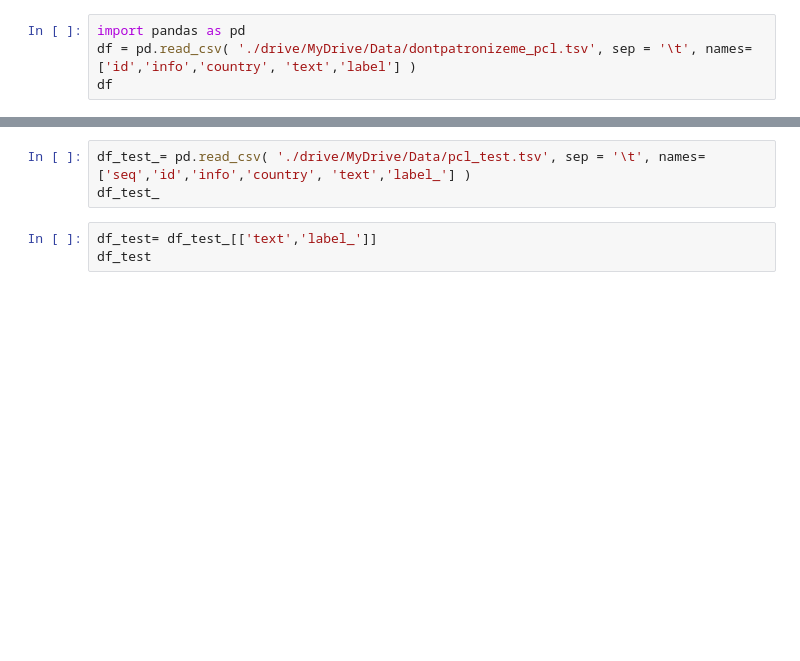
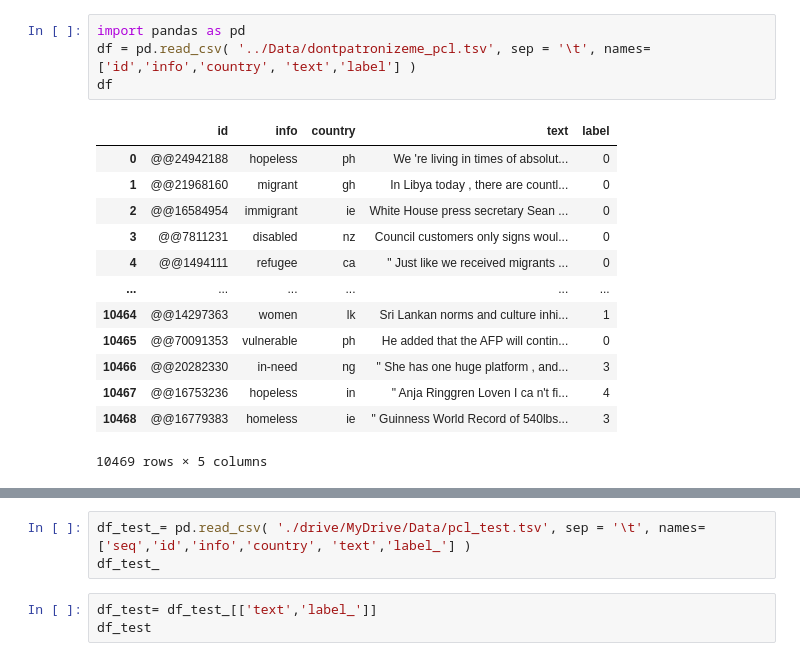
Before and after one commit to Abhi-020/PCL, a Jupyter notebook: NOTEBOOK/_BertXlm.ipynb, the cells around one changed output, grey strips where cells are left out. Saved outputs shown, nothing was run; the diff lists cells and outputs as text; blank space fills up the shorter version.

```diff
--- a/NOTEBOOK/_BertXlm.ipynb
+++ b/NOTEBOOK/_BertXlm.ipynb
@@ -1,6 +1,20 @@
 # %%
 import pandas as pd
-df = pd.read_csv( './drive/MyDrive/Data/dontpatronizeme_pcl.tsv', sep = '\t', names=['id','info','country', 'text','label'] )
+df = pd.read_csv( '../Data/dontpatronizeme_pcl.tsv', sep = '\t', names=['id','info','country', 'text','label'] )
 df
+# %% [output]
+|  | id | info | country | text | label |
+| 0 | @@24942188 | hopeless | ph | We 're living in times of absolut... | 0 |
+| 1 | @@21968160 | migrant | gh | In Libya today , there are countl... | 0 |
+| 2 | @@16584954 | immigrant | ie | White House press secretary Sean ... | 0 |
+| 3 | @@7811231 | disabled | nz | Council customers only signs woul... | 0 |
+| 4 | @@1494111 | refugee | ca | " Just like we received migrants ... | 0 |
+| ... | ... | ... | ... | ... | ... |
+| 10464 | @@14297363 | women | lk | Sri Lankan norms and culture inhi... | 1 |
+| 10465 | @@70091353 | vulnerable | ph | He added that the AFP will contin... | 0 |
+| 10466 | @@20282330 | in-need | ng | " She has one huge platform , and... | 3 |
+| 10467 | @@16753236 | hopeless | in | " Anja Ringgren Loven I ca n't fi... | 4 |
+| 10468 | @@16779383 | homeless | ie | " Guinness World Record of 540lbs... | 3 |
+10469 rows × 5 columns
 # %%
 !pip install sentencepiece transformers
```
Also changed, not shown: parts of 5 cells of this notebook, 10 other files.
